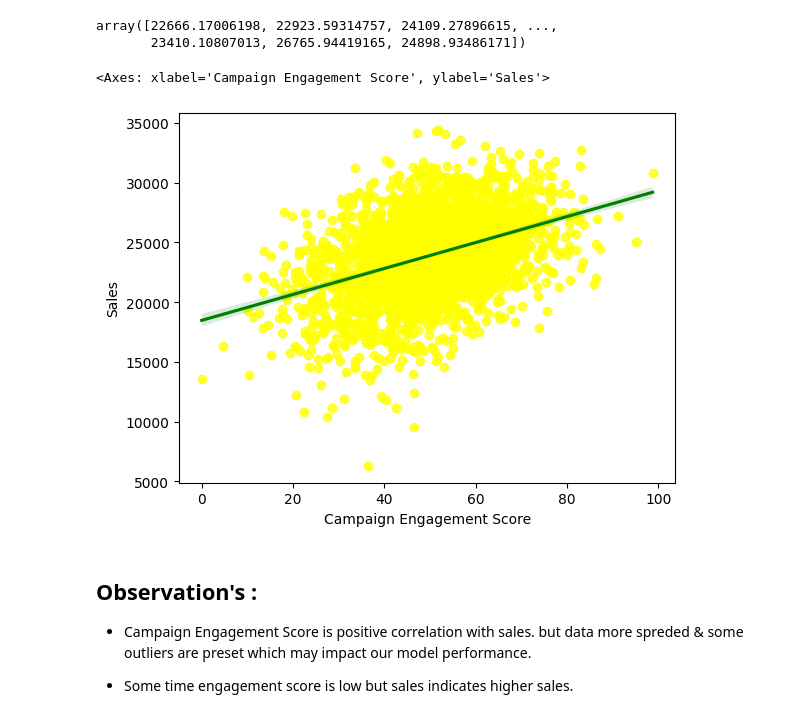
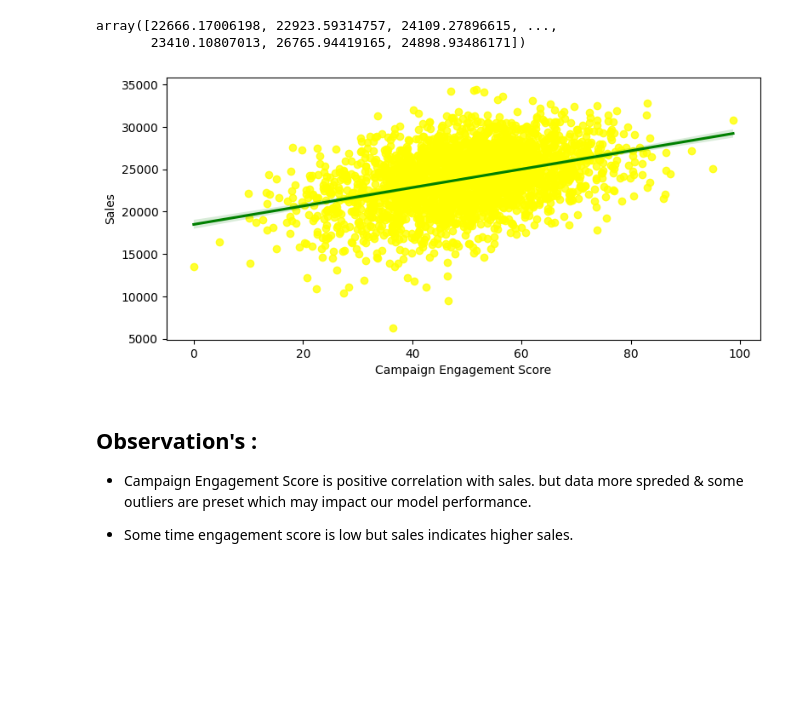
Before and after one commit to uniquegalaxycoder/Project, a Jupyter notebook: Liner_Regression_Sales_Data.ipynb, the cells around one changed output. Drawn from its saved outputs; the diff is of its cells as text; code cells hidden in the pictures; blank space fills up the shorter version.

```diff
--- a/Liner_Regression_Sales_Data.ipynb
+++ b/Liner_Regression_Sales_Data.ipynb
@@ -421,10 +428,11 @@ value_fit_2
 array([22666.17006198, 22923.59314757, 24109.27896615, ...,
        23410.10807013, 26765.94419165, 24898.93486171])
 # %%
+plt.figure(figsize= (9, 4))
 sns.regplot(x= X_train[independent_variable_2], y = y_train, scatter_kws= {'color': 'Yellow'}, line_kws={'color': 'green'})
+plt.show()
 # %% [output]
-<Axes: xlabel='Campaign Engagement Score', ylabel='Sales'>
-[figure, old version]
+[figure, new version]
 # %% [markdown]
 ## **Observation's :**
 
```
Also changed, not shown: parts of 13 cells of this notebook.
